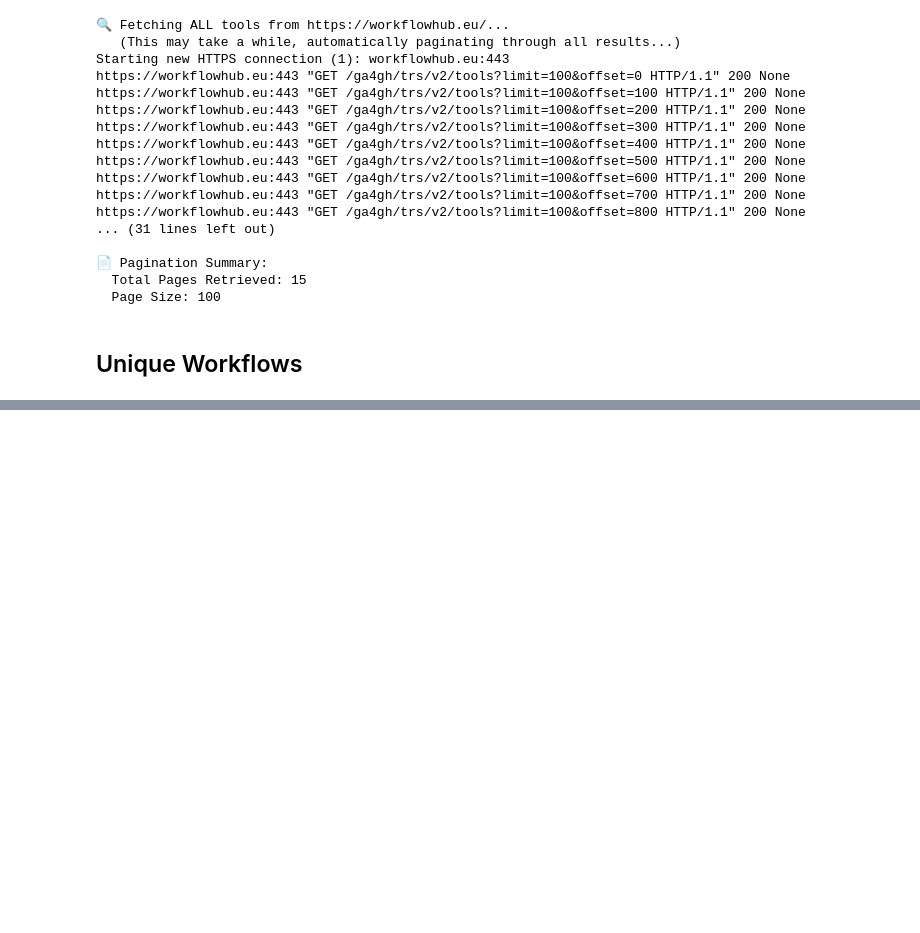
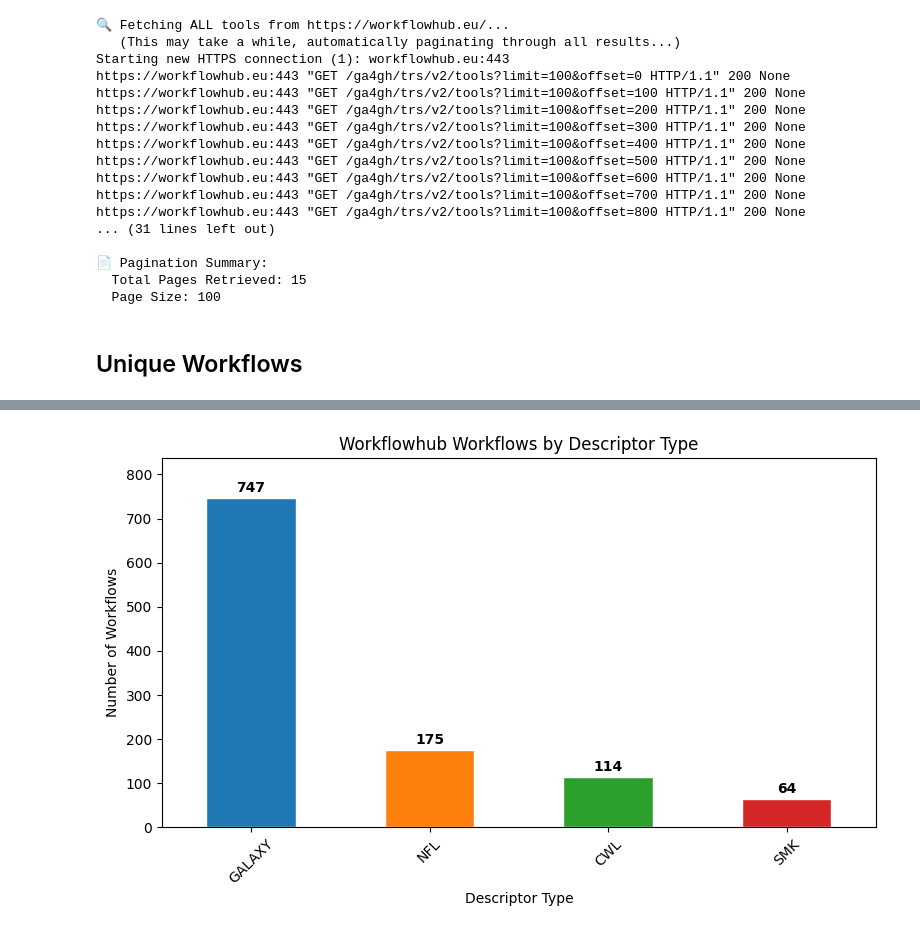
Before and after one commit to vsmalladi/FAIRBio, a Jupyter notebook: fairbio/notebooks/ga4gh_trs_workflows.ipynb, the cells around one changed output, grey strips where cells are left out. Saved outputs shown, nothing was run; the diff lists cells and outputs as text; code cells hidden in the pictures; blank space fills up the shorter version.

```diff
--- a/fairbio/notebooks/ga4gh_trs_workflows.ipynb
+++ b/fairbio/notebooks/ga4gh_trs_workflows.ipynb
@@ -190,0 +138,4 @@ No workflow data found to plot.
+# %%
+plot_descriptor_type_counts(workflowhub_processed, title="Workflowhub Workflows by Descriptor Type")
+# %% [output]
+[figure, added]
```
Also changed, not shown: parts of 7 cells of this notebook.
